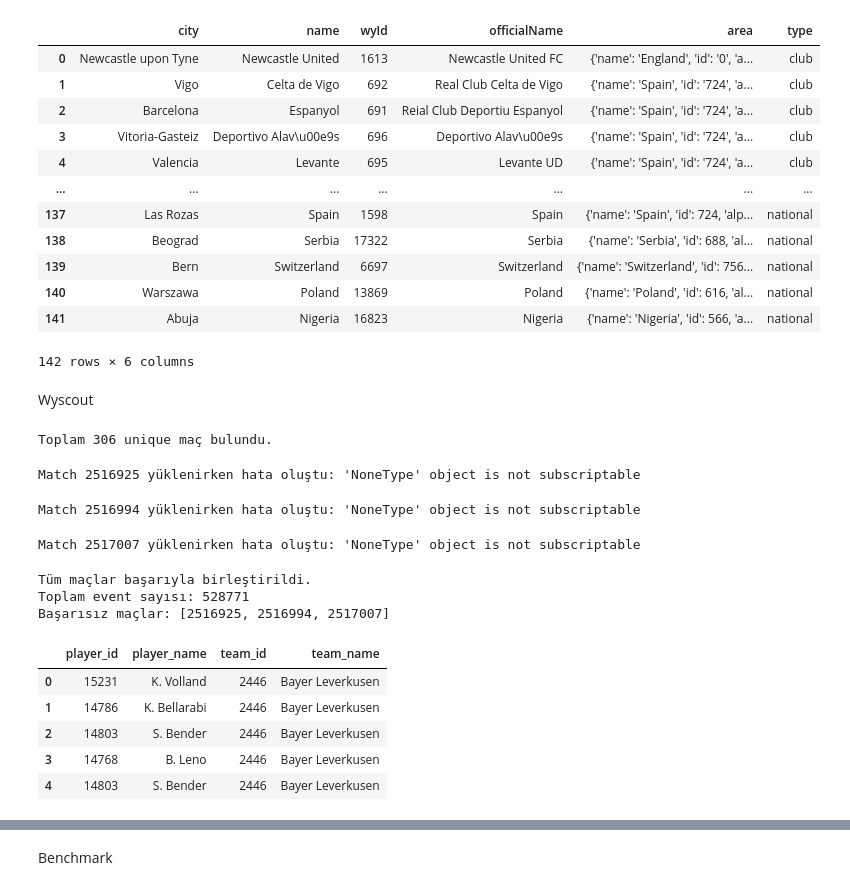
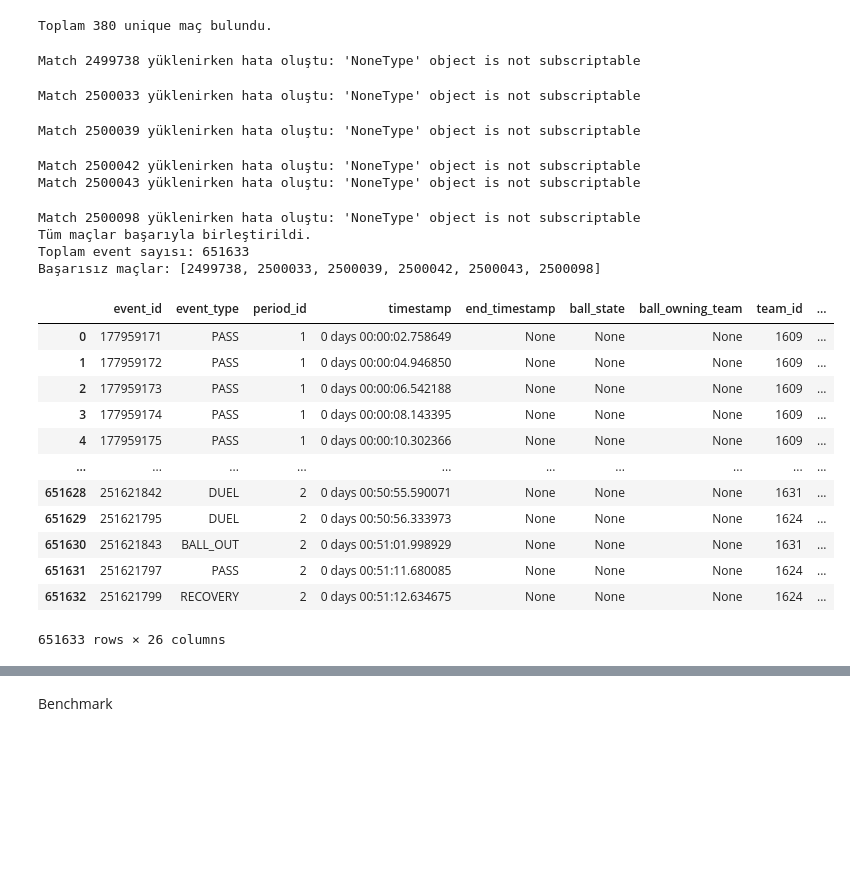
Before and after one commit to gokcnkahramn/cse-552-project, a Jupyter notebook: project.ipynb, the cells around one changed output, grey strips where cells are left out. Drawn from its saved outputs; the diff is of its cells as text; code cells hidden in the pictures; blank space fills up the shorter version.

```diff
--- a/project.ipynb
+++ b/project.ipynb
@@ -19,8 +27,8 @@ pd.set_option('display.max_columns',None)
 # JSON Dosyalarını Oku
 # -------------------------------
 project_dir = Path(os.getcwd())
-players_path = project_dir / "wyscout" / "players.json"
-teams_path   = project_dir / "wyscout" / "teams.json"
+players_path = project_dir / "data" / "wyscout_opensource" / "raw" / "players.json"
+teams_path   = project_dir / "data" / "wyscout_opensource" / "raw" / "teams.json"
 
 with open(players_path, 'r', encoding='utf-8') as f:
     players_data = json.load(f)
@@ -48,24 +40,6 @@ players_df
-# %%
-teams_df
-# %% [output]
-|  | city | name | wyId | officialName | area | type |
-| 0 | Newcastle upon Tyne | Newcastle United | 1613 | Newcastle United FC | {'name': 'England', 'id': '0', 'a... | club |
-| 1 | Vigo | Celta de Vigo | 692 | Real Club Celta de Vigo | {'name': 'Spain', 'id': '724', 'a... | club |
-| 2 | Barcelona | Espanyol | 691 | Reial Club Deportiu Espanyol | {'name': 'Spain', 'id': '724', 'a... | club |
-| 3 | Vitoria-Gasteiz | Deportivo Alav\u00e9s | 696 | Deportivo Alav\u00e9s | {'name': 'Spain', 'id': '724', 'a... | club |
-| 4 | Valencia | Levante | 695 | Levante UD | {'name': 'Spain', 'id': '724', 'a... | club |
-| ... | ... | ... | ... | ... | ... | ... |
-| 137 | Las Rozas | Spain | 1598 | Spain | {'name': 'Spain', 'id': 724, 'alp... | national |
-| 138 | Beograd | Serbia | 17322 | Serbia | {'name': 'Serbia', 'id': 688, 'al... | national |
-| 139 | Bern | Switzerland | 6697 | Switzerland | {'name': 'Switzerland', 'id': 756... | national |
-| 140 | Warszawa | Poland | 13869 | Poland | {'name': 'Poland', 'id': 616, 'al... | national |
-| 141 | Abuja | Nigeria | 16823 | Nigeria | {'name': 'Nigeria', 'id': 566, 'a... | national |
-142 rows × 6 columns
-# %% [markdown]
-Wyscout
 # %%
 # matches_England.json dosyasının tam path'i
-matches_json_path = project_dir / "wyscout" / "matches_Germany.json"
+matches_json_path = project_dir / "data" / "wyscout_opensource" / "raw" / "matches_England.json"
 
 # JSON'u oku
 with open(matches_json_path, "r", encoding="utf-8") as f:
@@ -101,39 +75,48 @@ else:
 if failed_matches:
     print("Başarısız maçlar:", failed_matches)
 # %% [output]
-Toplam 306 unique maç bulundu.
+Toplam 380 unique maç bulundu.
-Match 2516925 yüklenirken hata oluştu: 'NoneType' object is not subscriptable
+Match 2499738 yüklenirken hata oluştu: 'NoneType' object is not subscriptable
-Match 2516994 yüklenirken hata oluştu: 'NoneType' object is not subscriptable
+Match 2500033 yüklenirken hata oluştu: 'NoneType' object is not subscriptable
-Match 2517007 yüklenirken hata oluştu: 'NoneType' object is not subscriptable
+Match 2500039 yüklenirken hata oluştu: 'NoneType' object is not subscriptable
-Tüm maçlar başarıyla birleştirildi.
-Toplam event sayısı: 528771
-Başarısız maçlar: [2516925, 2516994, 2517007]
+Match 2500042 yüklenirken hata oluştu: 'NoneType' object is not subscriptable
+Match 2500043 yüklenirken hata oluştu: 'NoneType' object is not subscriptable
+Match 2500098 yüklenirken hata oluştu: 'NoneType' object is not subscriptable
+Tüm maçlar başarıyla birleştirildi.
+Toplam event sayısı: 651633
+Başarısız maçlar: [2499738, 2500033, 2500039, 2500042, 2500043, 2500098]
 # %%
 # ID sütunlarını integer yap
 full_df['player_id'] = full_df['player_id'].fillna(0).astype(int)
 full_df['team_id'] = full_df['team_id'].fillna(0).astype(int)
 players_df['wyId'] = players_df['wyId'].astype(int)
 teams_df['wyId'] = teams_df['wyId'].astype(int)
 
 # Unicode escape dizilerini çöz
 def decode_unicode_escapes(name):
     if pd.isna(name):
         return name
     return codecs.decode(name, 'unicode_escape')
 
 # Mapping
 player_map = dict(zip(players_df['wyId'], players_df['shortName'].apply(decode_unicode_escapes)))
 team_map = dict(zip(teams_df['wyId'], teams_df['name'].apply(decode_unicode_escapes)))
 
 full_df['player_name'] = full_df['player_id'].map(player_map)
 full_df['team_name'] = full_df['team_id'].map(team_map)
 
-# Kontrol
-full_df[['player_id','player_name','team_id','team_name']].head()
+full_df
 # %% [output]
-|  | player_id | player_name | team_id | team_name |
-| 0 | 15231 | K. Volland | 2446 | Bayer Leverkusen |
-| 1 | 14786 | K. Bellarabi | 2446 | Bayer Leverkusen |
-| 2 | 14803 | S. Bender | 2446 | Bayer Leverkusen |
-| 3 | 14768 | B. Leno | 2446 | Bayer Leverkusen |
-| 4 | 14803 | S. Bender | 2446 | Bayer Leverkusen |
+|  | event_id | event_type | period_id | timestamp | end_timestamp | ball_state | ball_owning_team | team_id | ... |
+| 0 | 177959171 | PASS | 1 | 0 days 00:00:02.758649 | None | None | None | 1609 | ... |
+| 1 | 177959172 | PASS | 1 | 0 days 00:00:04.946850 | None | None | None | 1609 | ... |
+| 2 | 177959173 | PASS | 1 | 0 days 00:00:06.542188 | None | None | None | 1609 | ... |
+| 3 | 177959174 | PASS | 1 | 0 days 00:00:08.143395 | None | None | None | 1609 | ... |
+| 4 | 177959175 | PASS | 1 | 0 days 00:00:10.302366 | None | None | None | 1609 | ... |
+| ... | ... | ... | ... | ... | ... | ... | ... | ... | ... |
+| 651628 | 251621842 | DUEL | 2 | 0 days 00:50:55.590071 | None | None | None | 1631 | ... |
+| 651629 | 251621795 | DUEL | 2 | 0 days 00:50:56.333973 | None | None | None | 1624 | ... |
+| 651630 | 251621843 | BALL_OUT | 2 | 0 days 00:51:01.998929 | None | None | None | 1631 | ... |
+| 651631 | 251621797 | PASS | 2 | 0 days 00:51:11.680085 | None | None | None | 1624 | ... |
+| 651632 | 251621799 | RECOVERY | 2 | 0 days 00:51:12.634675 | None | None | None | 1624 | ... |
+651633 rows × 26 columns
```
Also changed, not shown: parts of 24 cells of this notebook, 13 other files.
